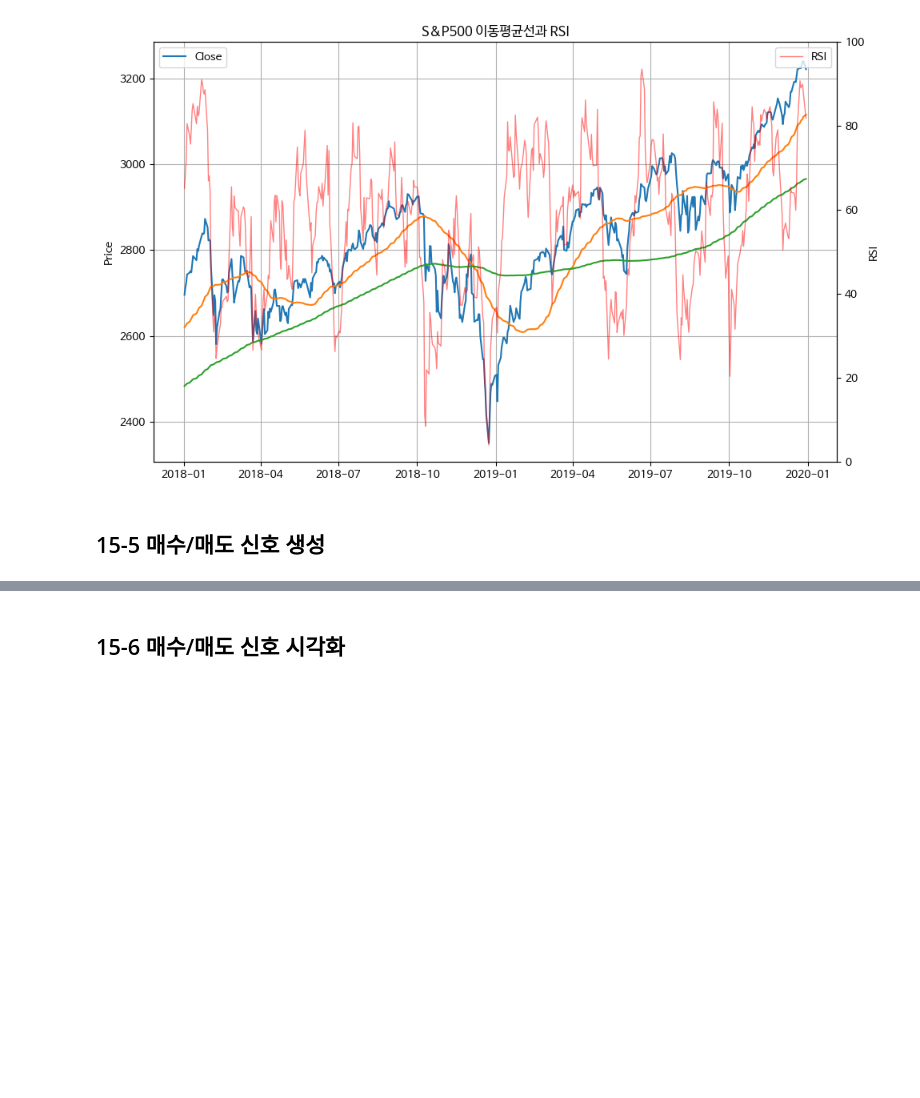
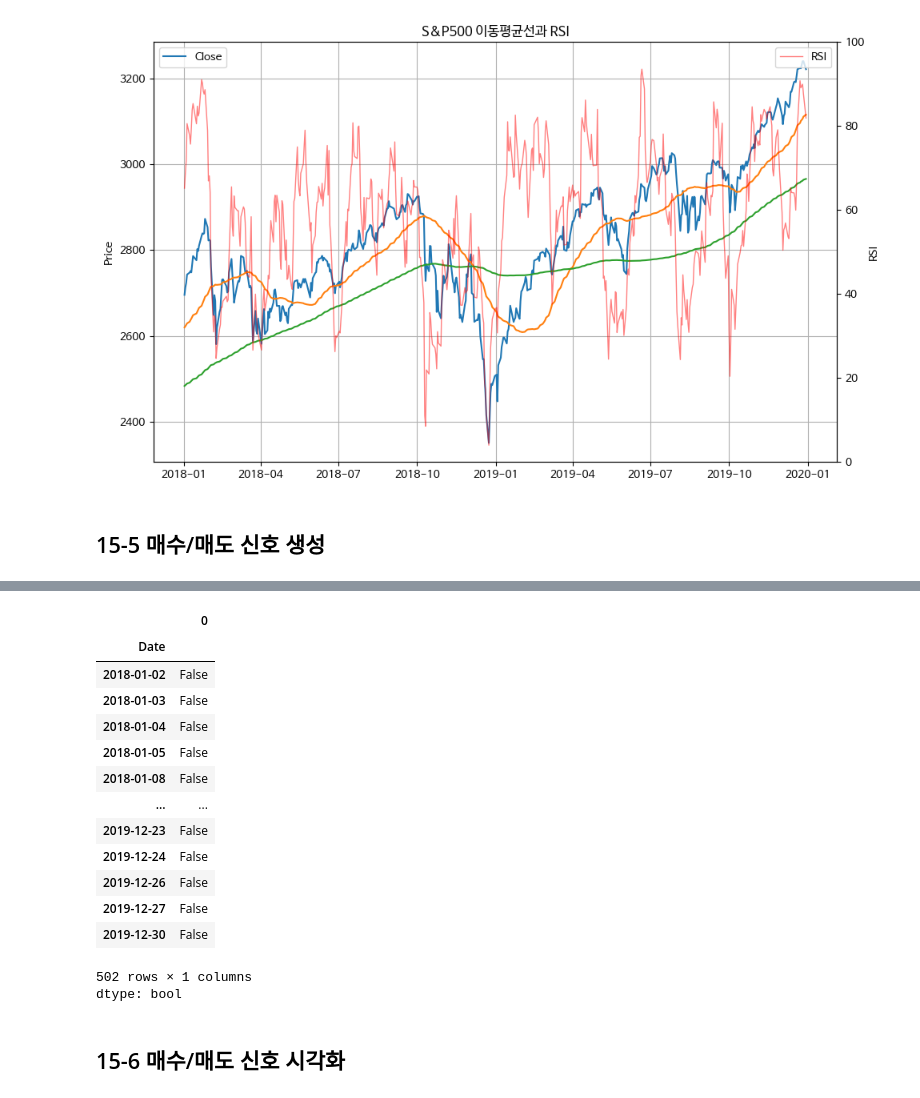
Before and after one commit to Dayeong-Hwang/Data-Analysis-with-Open-Source, a Jupyter notebook: 오픈소스_데이터_분석_15강.ipynb, the cells around one changed output, grey strips where cells are left out. Saved outputs shown, nothing was run; the diff lists cells and outputs as text; code cells hidden in the pictures; blank space fills up the shorter version.

```diff
--- a/오픈소스_데이터_분석_15강.ipynb
+++ b/오픈소스_데이터_분석_15강.ipynb
@@ -179,3 +198,21 @@ buy, sell = make_signal(test_df)
+# %%
+sell
+# %% [output]
+|  | 0 |
+| Date |  |
+| 2018-01-02 | False |
+| 2018-01-03 | False |
+| 2018-01-04 | False |
+| 2018-01-05 | False |
+| 2018-01-08 | False |
+| ... | ... |
+| 2019-12-23 | False |
+| 2019-12-24 | False |
+| 2019-12-26 | False |
+| 2019-12-27 | False |
+| 2019-12-30 | False |
+502 rows × 1 columns
+dtype: bool
 # %% [markdown]
 ## 15-6 매수/매도 신호 시각화
 # %%
```
Also changed, not shown: parts of 3 cells of this notebook.
